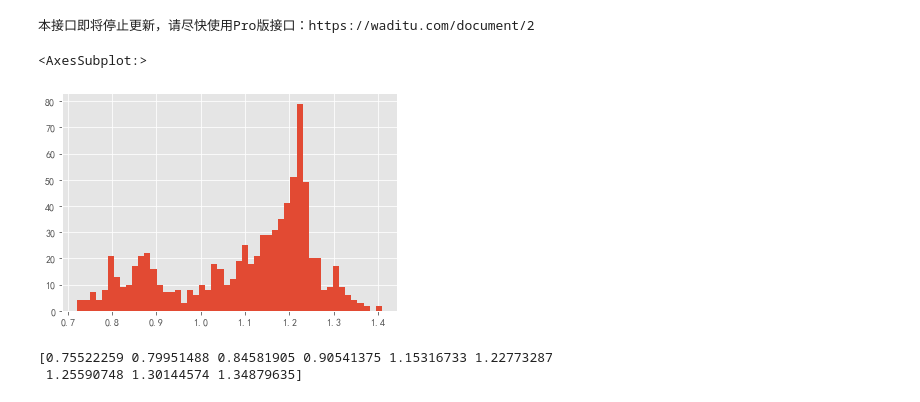
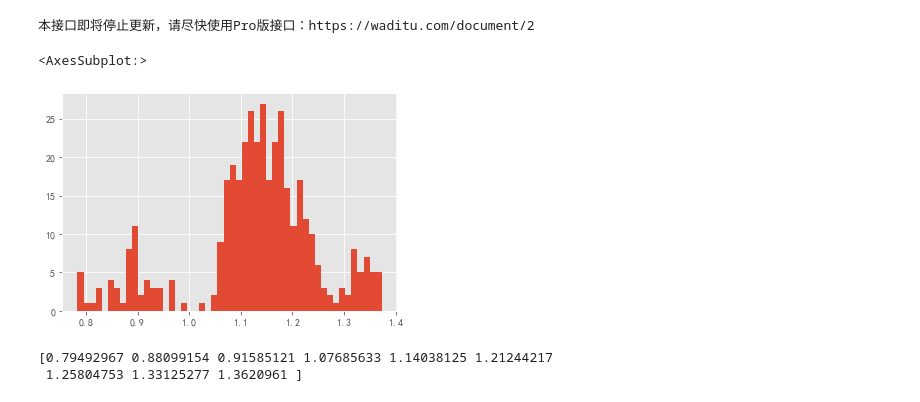
Before and after one commit to jwli601/stocks_stories, a Jupyter notebook: cv_strategy_intro.ipynb, the cells around one changed output. Saved outputs shown, nothing was run; the diff lists cells and outputs as text; code cells hidden in the pictures.

```diff
--- a/cv_strategy_intro.ipynb
+++ b/cv_strategy_intro.ipynb
@@ -571,22 +598,26 @@ aa.returns.hist(bins=20)
 # %% [output]
 本接口即将停止更新，请尽快使用Pro版接口：https://waditu.com/document/2
 # %%
-df = ts.get_k_data('sz50',start='2000-01-01').set_index('date')
+df = ts.get_k_data('hs300',start='2000-01-01').set_index('date')
 df['history_return_240'] = (df.close)/(df.close.shift(240))
 df['future_return_240'] = (df.close.shift(-240))/(df.close)
+df['rocma10'] = df['history_return_240'].rolling(10).mean()
+df['d_rocma'] = df['rocma10'] - df['rocma10'].shift(1)
 # %% [output]
 本接口即将停止更新，请尽快使用Pro版接口：https://waditu.com/document/2
 # %%
 df1 = df.iloc[-1750:]
-roc = 1.1
+roc = 0.93
 # %%
-df1[df1['history_return_240']<=roc]['future_return_240'].hist(bins=50)
+# df1[(df1['history_return_240']<=roc)&(df1['d_rocma']>0)]['future_return_240'].hist(bins=50)
+# df1[(df1['history_return_240']<=roc)&(df1['d_rocma']<0)]['future_return_240'].hist(bins=50,alpha=0.4)
+df1[(df1['history_return_240']<=roc)]['future_return_240'].hist(bins=50,alpha=1)
 # %% [output]
 <AxesSubplot:>
-[figure, old version]
+[figure, new version]
 # %%
 fr = df1[df1['history_return_240']<=roc]['future_return_240'].dropna()
 print(np.percentile(fr,[1,5,10,20,50,80,90,95,99]))
 # %% [output]
-[0.75522259 0.79951488 0.84581905 0.90541375 1.15316733 1.22773287
- 1.25590748 1.30144574 1.34879635]
+[0.79492967 0.88099154 0.91585121 1.07685633 1.14038125 1.21244217
+ 1.25804753 1.33125277 1.3620961 ]
```
Also changed, not shown: parts of 17 cells of this notebook, 2 other files.
